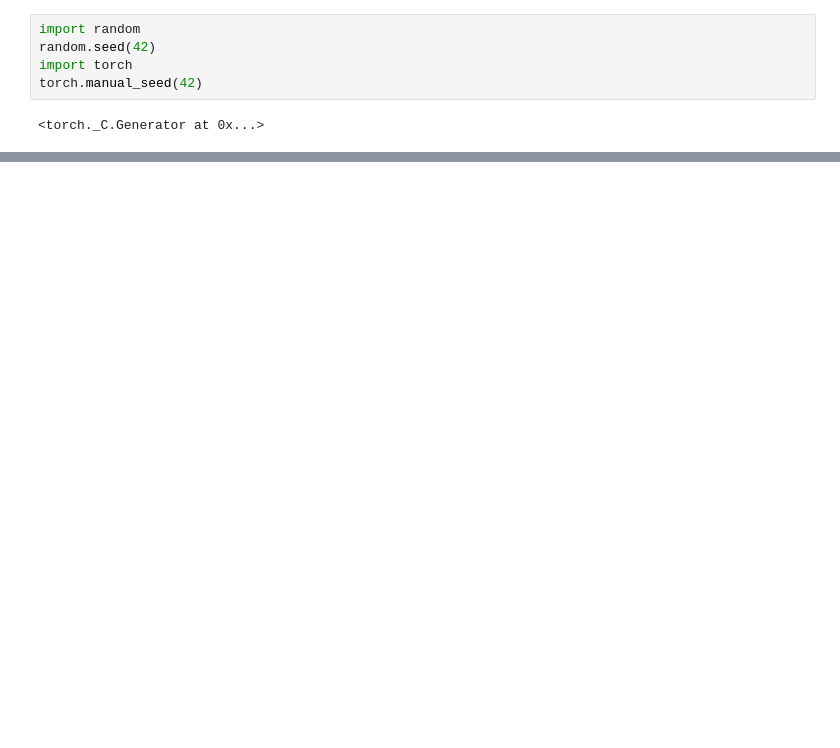
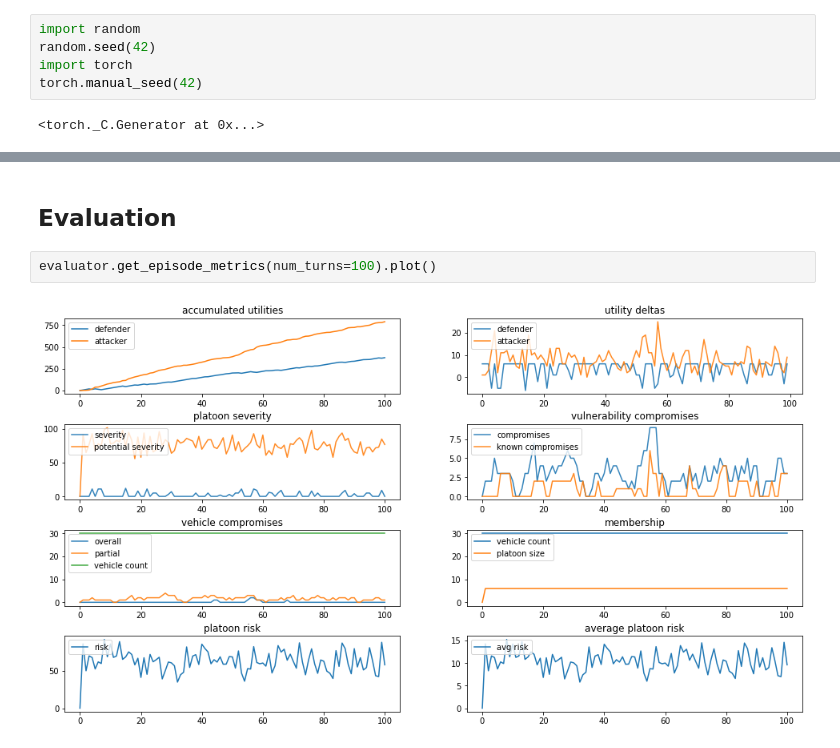
Before and after one commit to TeamDman/Vehicular-Game-Theory, a Jupyter notebook: platoongame/training.ipynb, the cells around one changed output, grey strips where cells are left out. Cells and saved outputs as stored; diff of their text form; blank space fills up the shorter version.

```diff
--- a/platoongame/training.ipynb
+++ b/platoongame/training.ipynb
@@ -172,0 +192,6 @@ stats_history[-1].plot()
+# %% [markdown]
+## Evaluation
+# %%
+evaluator.get_episode_metrics(num_turns=100).plot()
+# %% [output]
+[figure, added]
```
Also changed, not shown: parts of 36 cells of this notebook, 21 other files.
